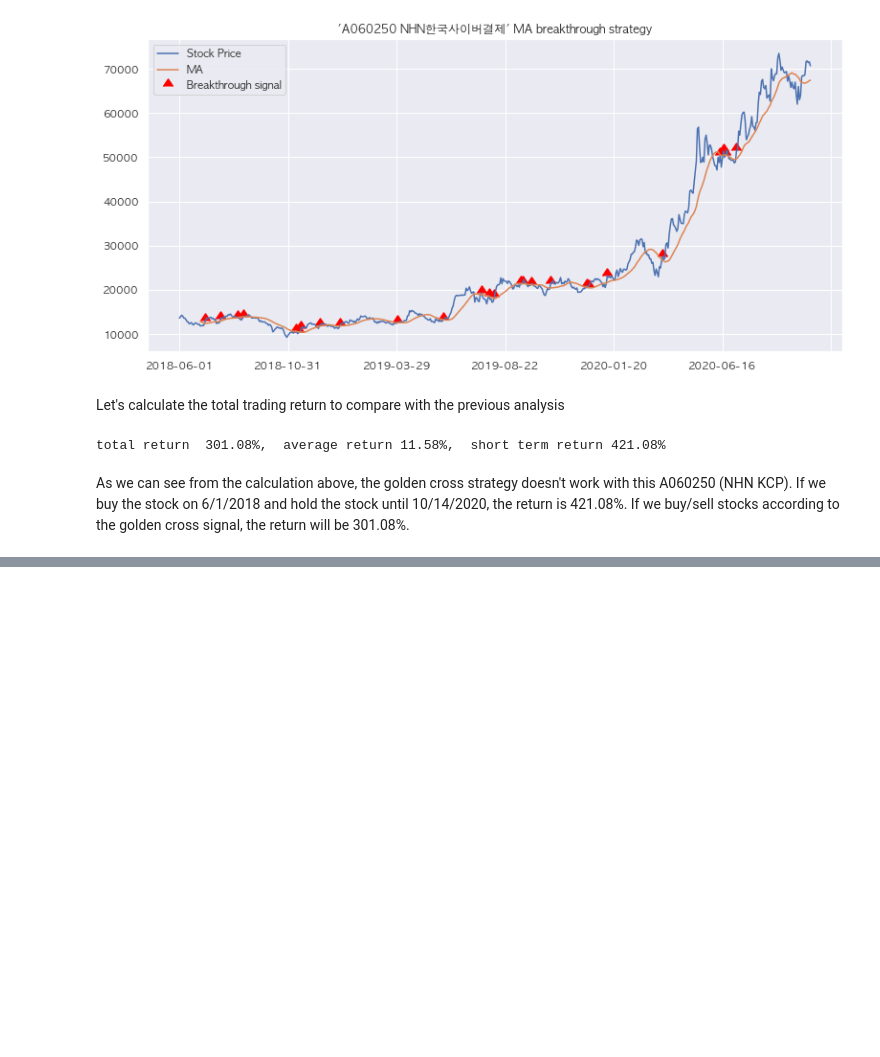
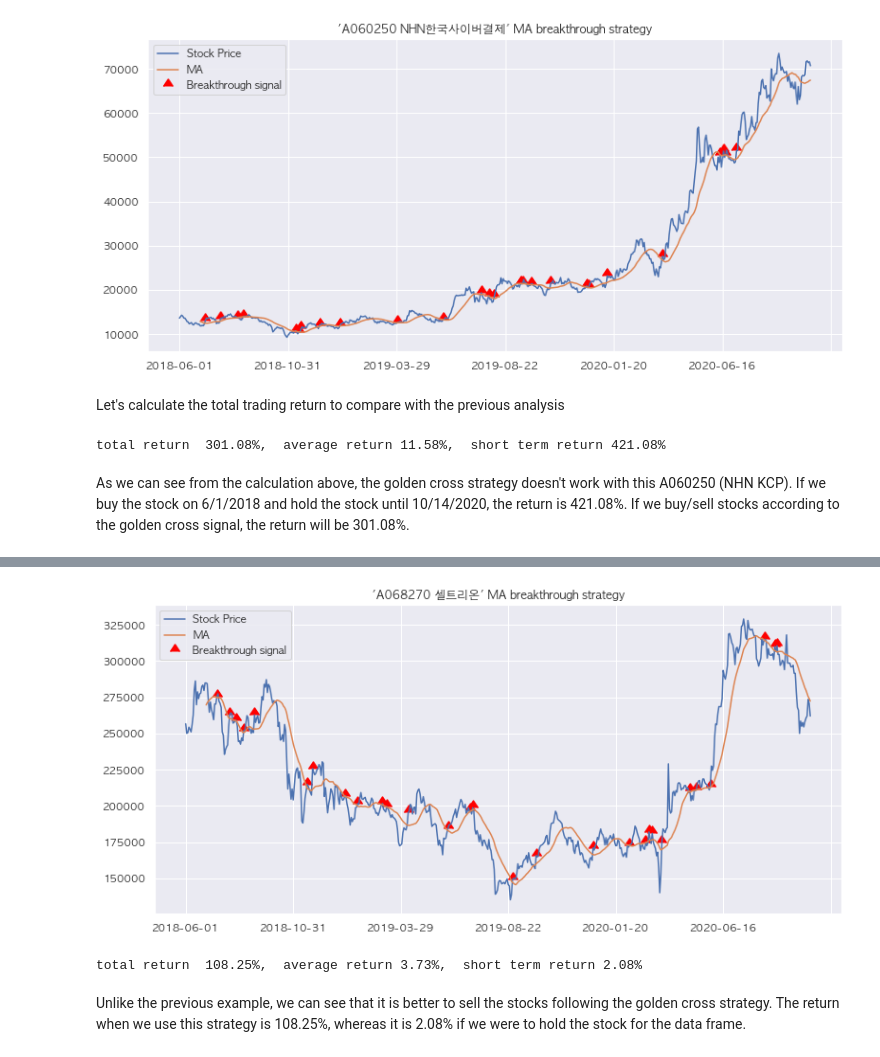
Before and after one commit to mjmax75/Stock_Analysis, a Jupyter notebook: stock_analysis.ipynb, the cells around one changed output, grey strips where cells are left out. Saved outputs shown, nothing was run; the diff lists cells and outputs as text; code cells hidden in the pictures; blank space fills up the shorter version.

```diff
--- a/stock_analysis.ipynb
+++ b/stock_analysis.ipynb
@@ -976,0 +979,4 @@ As we can see from the calculation above, the golden cross strategy doesn't work
+# %%
+code = 'A068270'
+code_name = stock_info.loc[code, 'itemname']
+code, code_name
@@ -976,0 +1023,26 @@ As we can see from the calculation above, the golden cross strategy doesn't work
+# %%
+holding_period = 20
+
+for i in date_i:
+
+    if i < 1 or i > 560:
+        continue
+
+    prev_date = date_list[i-1]
+    now_date = date_list[i]
+
+    right_before_stock = d['adj_close'].loc[code, prev_date]
+    day_of_stock = d['adj_close'].loc[code, now_date]
+
+    right_before_MA = d['adj_close_sma20d'].loc[code, prev_date]
+    day_of_MA = d['adj_close_sma20d'].loc[code, now_date]
+
+    if right_before_stock < right_before_MA and day_of_stock > day_of_MA:
+
+        #--------------------------------------------------------------------------------------------start
+        sell_date = date_list[i+holding_period]
+        sell_price = d['adj_close'].loc[code, sell_date]
+        earning_rate = (sell_price / day_of_stock)*100 - 100
+
+        print(f"  - {now_date}  Signal Occured!  Stock price {right_before_stock:.0f}  ->  selling price {sell_price:.0f}  , earning rate {earning_rate:.3f} %")
+        #--------------------------------------------------------------------------------------------end
@@ -976,0 +1128,21 @@ As we can see from the calculation above, the golden cross strategy doesn't work
+# %%
+d['adj_close'].loc[code, :].plot(figsize=(13,6), label='Stock Price');
+d['adj_close_sma20d'].loc[code, :].plot(label='MA');
+plt.scatter(x=signal_i_list, y=signal_price_list, marker=10, color='red', s=100 , label='Breakthrough signal');
+
+plt.title(f"'{code} {code_name}' MA breakthrough strategy")
+plt.legend();
+# %% [output]
+[figure, added]
+# %%
+return_total = sum(signal_return_list)
+average_return = return_total / len(signal_return_list)
+
+short_term_return = (d['adj_close'].loc[code][-1] / d['adj_close'].loc[code][0]) * 100 - 100
+
+print(f"total return  {return_total:.2f}%,  average return {average_return:.2f}%,  "
+      f"short term return {short_term_return:.2f}%")
+# %% [output]
+total return  108.25%,  average return 3.73%,  short term return 2.08%
+# %% [markdown]
+Unlike the previous example, we can see that it is better to sell the stocks following the golden cross strategy. The return when we use this strategy is 108.25%, whereas it is 2.08% if we were to hold the stock for the data frame.
```
Also changed, not shown: parts of 5 cells of this notebook.
